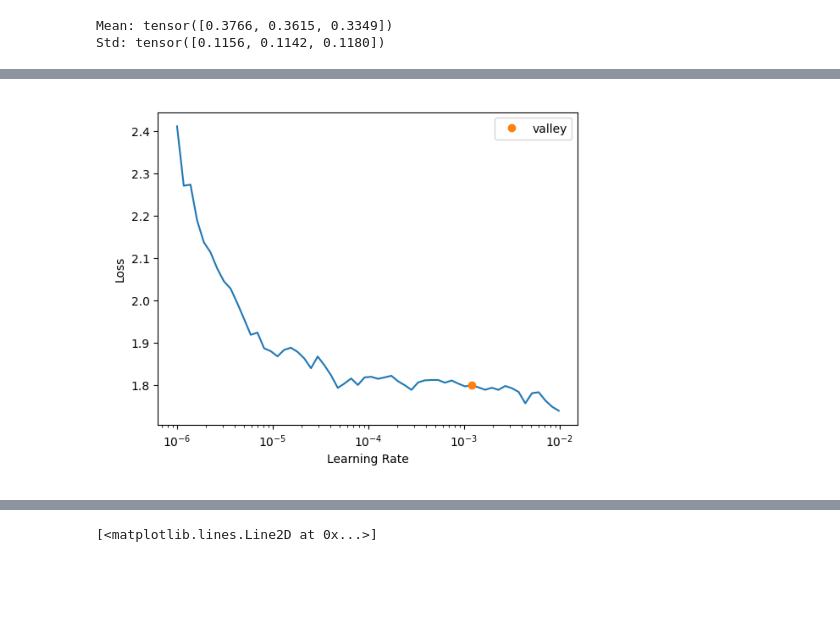
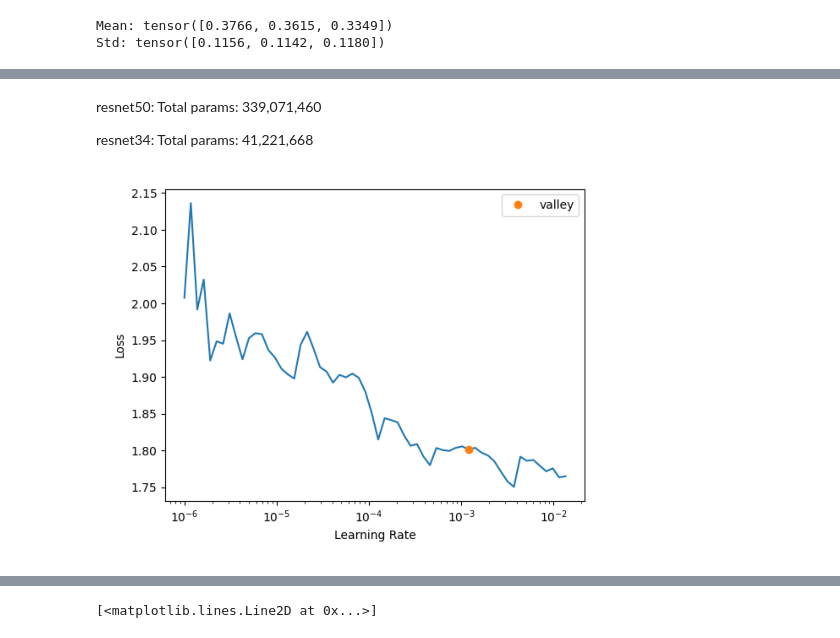
Before and after one commit to mzsuetam/computational-intelligence-proj, a Jupyter notebook: notebooks/segmentation.ipynb, the cells around one changed output, grey strips where cells are left out. Cells and saved outputs as stored; diff of their text form; code cells hidden in the pictures; blank space fills up the shorter version.

Commit message:
Add baseline and updated cse experiments

```diff
--- a/notebooks/segmentation.ipynb
+++ b/notebooks/segmentation.ipynb
@@ -28,6 +30,7 @@ Path to dataset files: /home/m_zsuetam/.cache/kagglehub/datasets/deasadiqbal/pri
 root_dir = Path('..')
 
 datasets_dir = root_dir/'datasets'
+experiments_dir = root_dir/'experiments'
 # %%
 # ssd_dataset = datasets_dir/'Semantic segmentation dataset'
 
@@ -249,7 +252,9 @@ dls.show_batch(max_n=4, cmap=ssd_cmap)
 # efficientnet_b3
 # swin_t         (amazing on aerial)
 # convnext_tiny  (excellent)
-arch = resnet50
+
+# arch = resnet50
+arch = resnet34
 # %%
 metrics = [
     # 1. Dice coefficient (F1 score for segmentation)
@@ -278,8 +283,23 @@ learn = unet_learner(
     metrics = metrics,
     loss_func = CrossEntropyLossFlat(axis=1),
     # default_cbs=False # unet_learner does not support...
-    cbs = [EarlyStoppingCallback(patience=10, min_delta=0.0005)]
+    cbs = [
+        EarlyStoppingCallback(
+            patience=10,
+            min_delta=0.0005
+        ),
+        TensorBoardCallback(
+            log_dir=experiments_dir/'tb-log',
+            log_preds=False # to surpress the error
+        ),
+        SaveModelCallback(
+            monitor='valid_jaccard_coeff_multi',
+            fname='baseline-unet-best',
+            with_opt=True,
+            at_end=True # to surpress the error
+        )
+    ]
 )
 learn._grab_cbs(Recorder)[0].train_metrics = True # ... so we enable train_metrics manually
 
-learn.summary()
+# learn.summary()
@@ -305,16 +306,20 @@ Conv2d                                    4096       True
+# %% [markdown]
+resnet50: Total params: 339,071,460
+
+resnet34: Total params: 41,221,668
 # %%
 REFIND_LR = False
 if REFIND_LR:
     learn.lr_find(start_lr=1e-6, end_lr=10)
     # plt.imsave('lr-find.png', plt.gcf().canvas.buffer_rgba())
     print("LR finder completed. Save the plot manually if needed.")
 else:
-    img_lr = plt.imread('../experiments/baseline/lr-find.png')
+    img_lr = plt.imread('../experiments/baseline-34/lr-find.png')
     plt.imshow(img_lr)
     plt.axis('off')
     plt.show()
 # %% [output]
-[figure, old version]
+[figure, new version]
 # %%
 lr = 1e-3
 # %%
```
Also changed, not shown: parts of 25 cells of this notebook, 9 other files.
